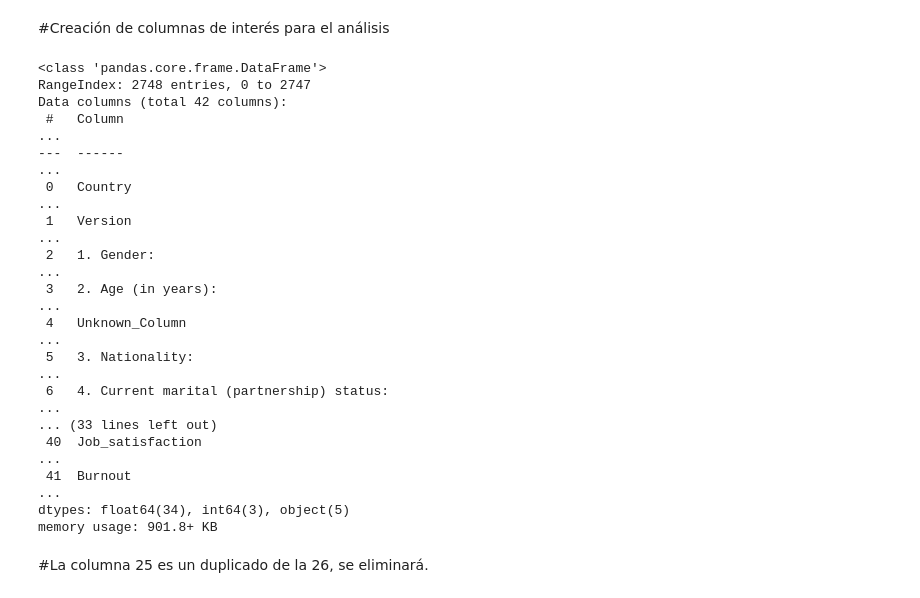
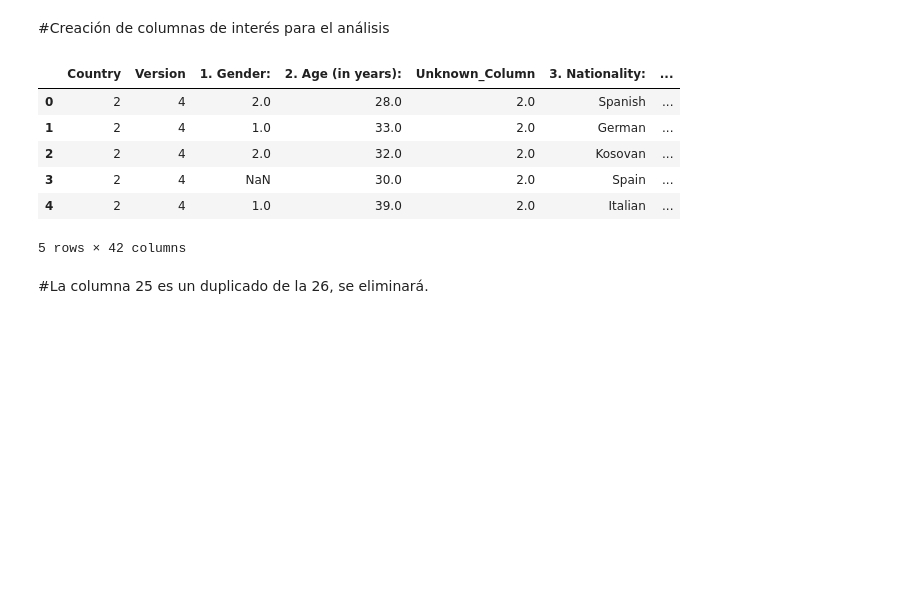
Before and after one commit to EduardoAve/Labour-well-being, a Jupyter notebook: Data_preparation.ipynb, the cells around one changed output. Drawn from its saved outputs; the diff is of its cells as text; code cells hidden in the pictures; blank space fills up the shorter version.

```diff
--- a/Data_preparation.ipynb
+++ b/Data_preparation.ipynb
@@ -82,25 +82,15 @@ cols_to_drop = (
 df.drop(df.columns[cols_to_drop], axis=1, inplace=True)
 # %%
 #Visualizamos como quedaron nuestras nuevas columnas calculadas
-df.info()
+df.head()
 # %% [output]
+|  | Country | Version | 1. Gender: | 2. Age (in years): | Unknown_Column | 3. Nationality: | ... |
+| 0 | 2 | 4 | 2.0 | 28.0 | 2.0 | Spanish | ... |
+| 1 | 2 | 4 | 1.0 | 33.0 | 2.0 | German | ... |
+| 2 | 2 | 4 | 2.0 | 32.0 | 2.0 | Kosovan | ... |
+| 3 | 2 | 4 | NaN | 30.0 | 2.0 | Spain | ... |
+| 4 | 2 | 4 | 1.0 | 39.0 | 2.0 | Italian | ... |
-<class 'pandas.core.frame.DataFrame'>
-RangeIndex: 2748 entries, 0 to 2747
-Data columns (total 42 columns):
- #   Column                                                                                                                                                                                              ...
----  ------                                                                                                                                                                                              ...
- 0   Country                                                                                                                                                                                             ...
- 1   Version                                                                                                                                                                                             ...
- 2   1. Gender:                                                                                                                                                                                          ...
- 3   2. Age (in years):                                                                                                                                                                                  ...
- 4   Unknown_Column                                                                                                                                                                                      ...
- 5   3. Nationality:                                                                                                                                                                                     ...
- 6   4. Current marital (partnership) status:                                                                                                                                                            ...
-... (33 lines left out)
- 40  Job_satisfaction                                                                                                                                                                                    ...
- 41  Burnout                                                                                                                                                                                             ...
-dtypes: float64(34), int64(3), object(5)
-memory usage: 901.8+ KB
+5 rows × 42 columns
 # %% [markdown]
 #La columna 25 es un duplicado de la 26, se eliminará.
 # %%
```
Also changed, not shown: parts of 10 cells of this notebook.
